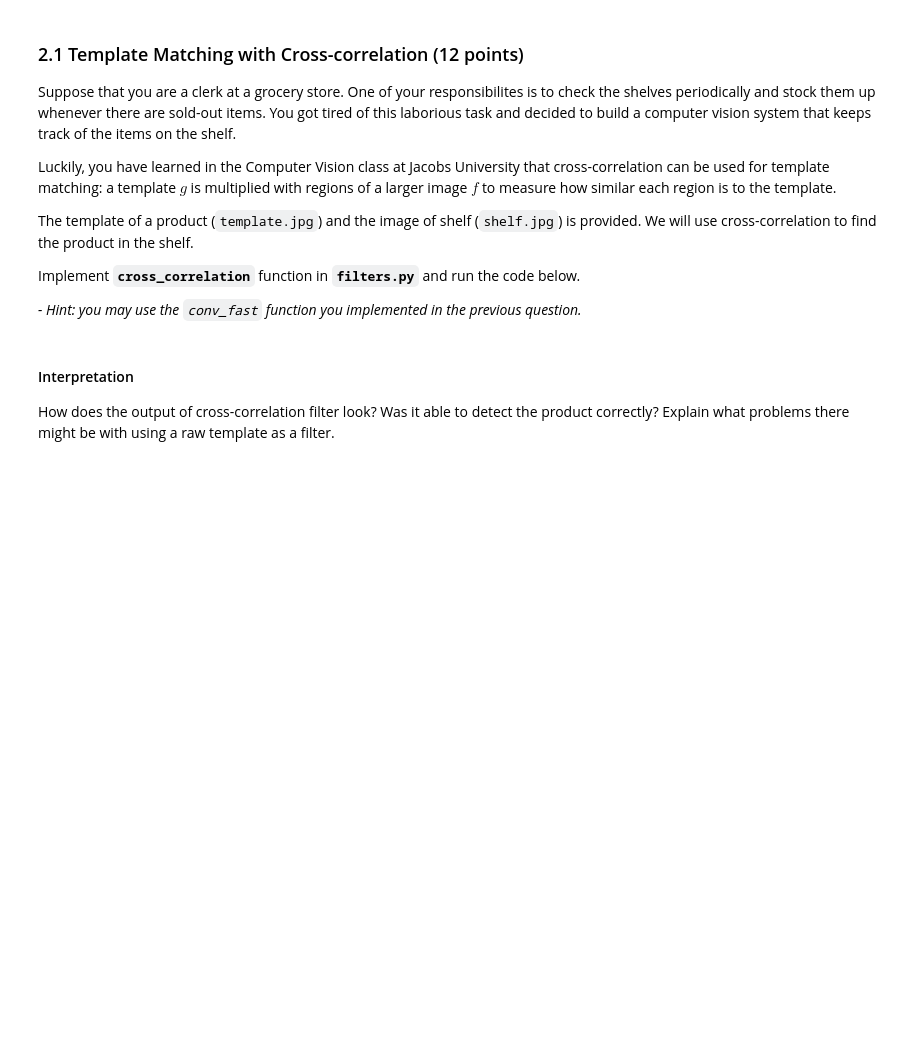
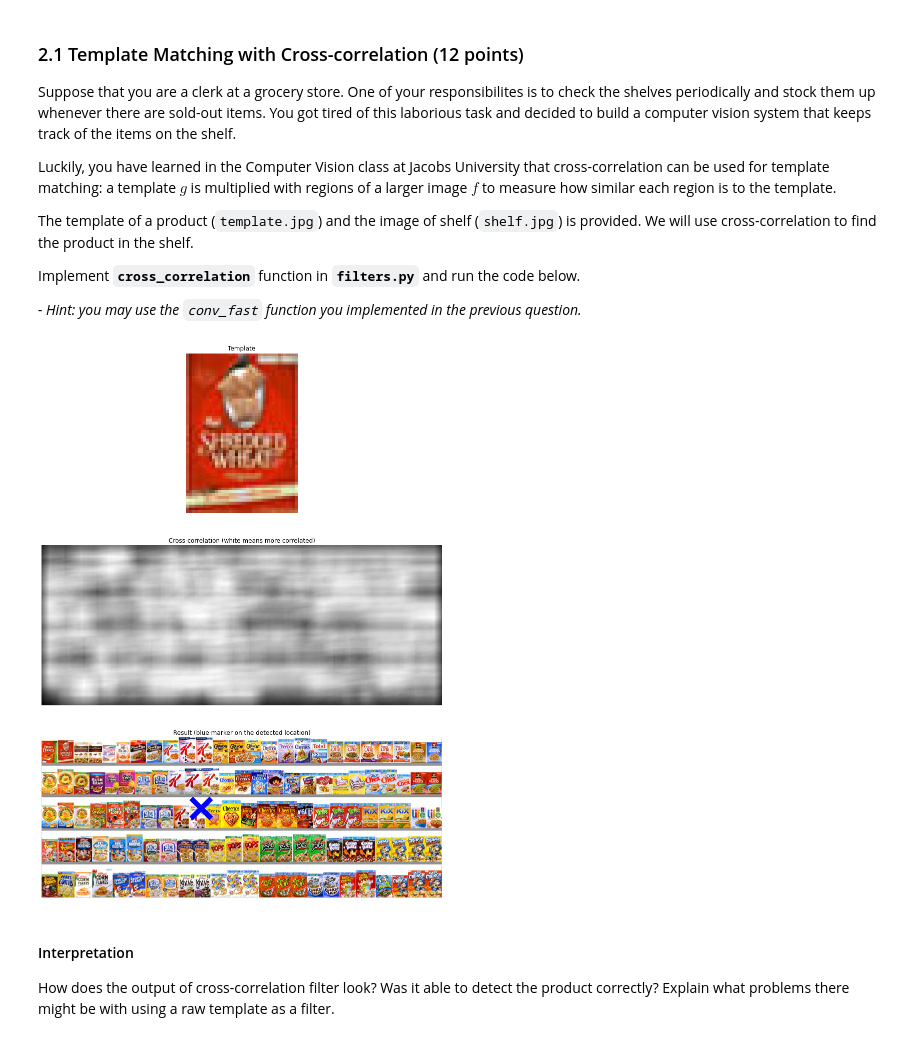
Before and after one commit to mario-ah-salamanca/ComputerVision, a Jupyter notebook: 2/hw2.ipynb, the cells around one changed output. Drawn from its saved outputs; the diff is of its cells as text; code cells hidden in the pictures; blank space fills up the shorter version.

```diff
--- a/2/hw2.ipynb
+++ b/2/hw2.ipynb
@@ -263,38 +260,40 @@ from filters import cross_correlation
 
 # Load template and image in grayscale
 img = io.imread('shelf.jpg')
-img_grey = io.imread('shelf.jpg', as_grey=True)
+img_grey = io.imread('shelf.jpg', as_gray=True)
 temp = io.imread('template.jpg')
-temp_grey = io.imread('template.jpg', as_grey=True)
+temp_grey = io.imread('template.jpg', as_gray=True)
 
 # Perform cross-correlation between the image and the template
 out = cross_correlation(img_grey, temp_grey)
 
 # Find the location with maximum similarity
 y,x = (np.unravel_index(out.argmax(), out.shape))
 
 # Display product template
 plt.figure(figsize=(25,20))
 plt.subplot(3, 1, 1)
 plt.imshow(temp)
 plt.title('Template')
 plt.axis('off')
 
 # Display cross-correlation output
 plt.subplot(3, 1, 2)
 plt.imshow(out)
 plt.title('Cross-correlation (white means more correlated)')
 plt.axis('off')
 
 # Display image
 plt.subplot(3, 1, 3)
 plt.imshow(img)
 plt.title('Result (blue marker on the detected location)')
 plt.axis('off')
 
 # Draw marker at detected location
 plt.plot(x, y, 'bx', ms=40, mew=10)
 plt.show()
+# %% [output]
+[figure, added]
 # %% [markdown]
 #### Interpretation
 How does the output of cross-correlation filter look? Was it able to detect the product correctly? Explain what problems there might be with using a raw template as a filter.
```
Also changed, not shown: parts of 8 cells of this notebook, 1 other file.
